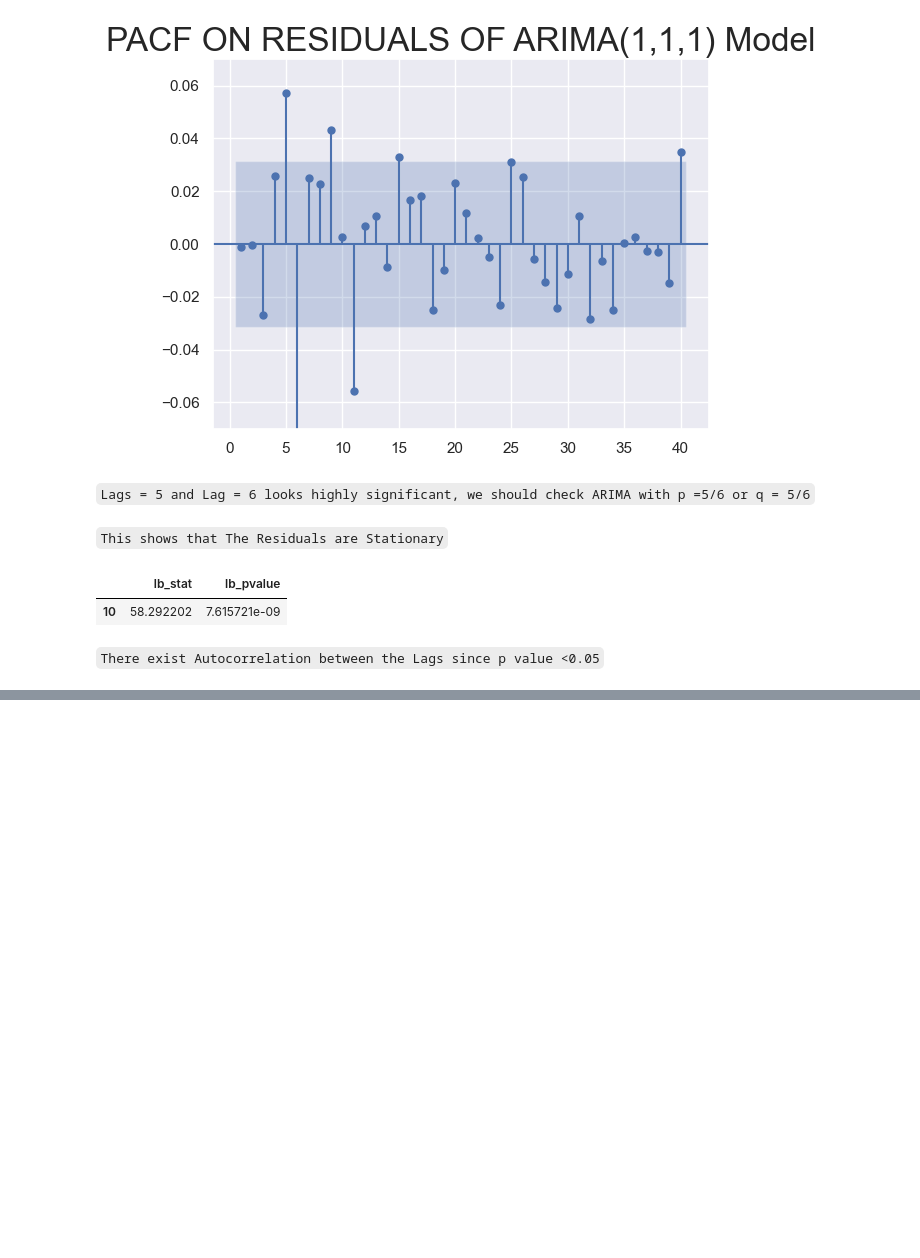
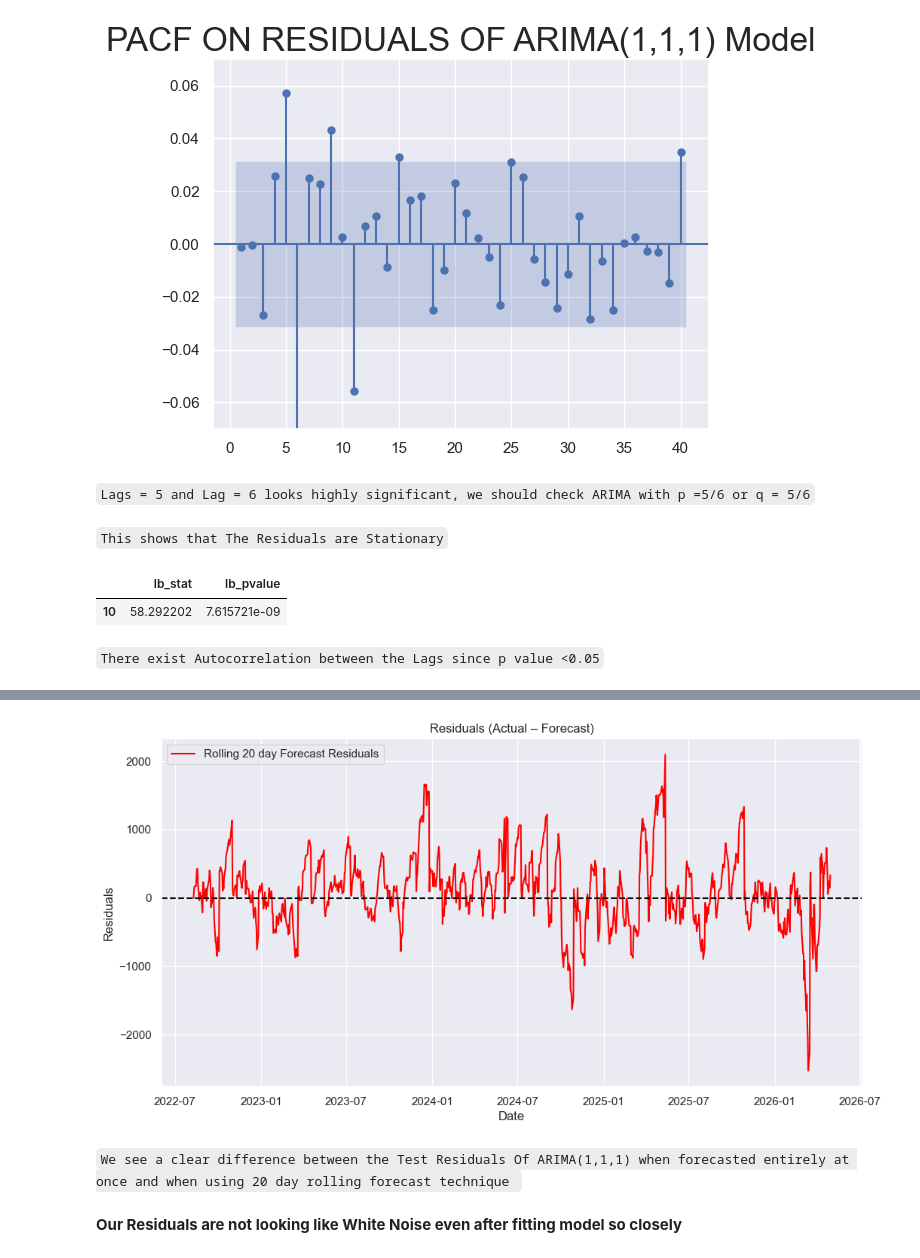
Before and after one commit to pradhumansoni/Time-Series-Analysis, a Jupyter notebook: Forecasting of Various Indexes/experiment_forecasting_nifty50.ipynb, the cells around one changed output, grey strips where cells are left out. Saved outputs shown, nothing was run; the diff lists cells and outputs as text; code cells hidden in the pictures; blank space fills up the shorter version.

```diff
--- a/Forecasting of Various Indexes/experiment_forecasting_nifty50.ipynb
+++ b/Forecasting of Various Indexes/experiment_forecasting_nifty50.ipynb
@@ -2053,0 +1984,28 @@ MAPE : 19.15%
+# %%
+# Plotting Forecasting Residuals of ARIMA(1,1,1) Model On Entire test at once
+
+rolling20day_forecast_resid_arima111 = nifty_test['price'] - nifty_test['arima111_20day_rolling_forecast']
+plt.figure(figsize=(12,6))
+
+# residual line
+plt.plot(rolling20day_forecast_resid_arima111, color='red', label='Rolling 20 day Forecast Residuals')
+
+
+# zero reference line
+plt.axhline(y=0, color='black', linestyle='--')
+
+# titles
+plt.title("Residuals (Actual – Forecast)")
+
+# labels
+plt.xlabel("Date")
+plt.ylabel("Residuals")
+
+plt.legend()
+plt.show()
+# %% [output]
+[figure, added]
+# %% [markdown]
+`We see a clear difference between the Test Residuals Of ARIMA(1,1,1) when forecasted entirely at once and when using 20 day rolling forecast technique `
+# %% [markdown]
+**Our Residuals are not looking like White Noise even after fitting model so closely**
```
Also changed, not shown: parts of 38 cells of this notebook.
